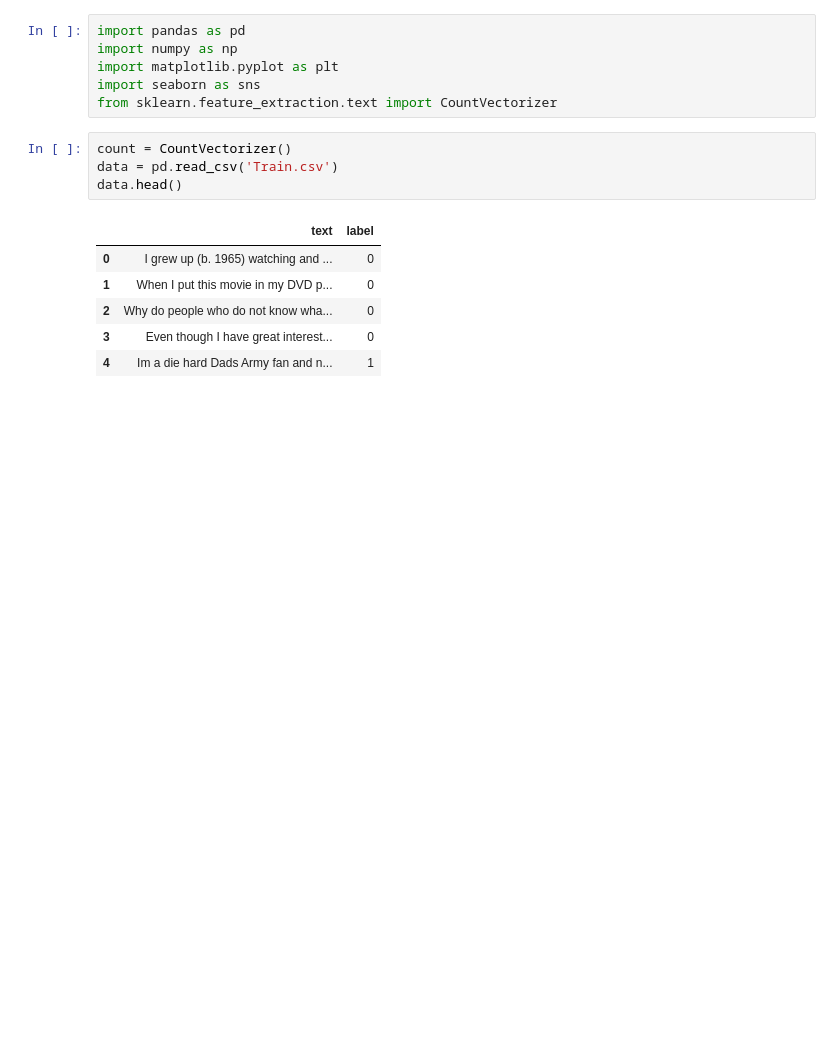
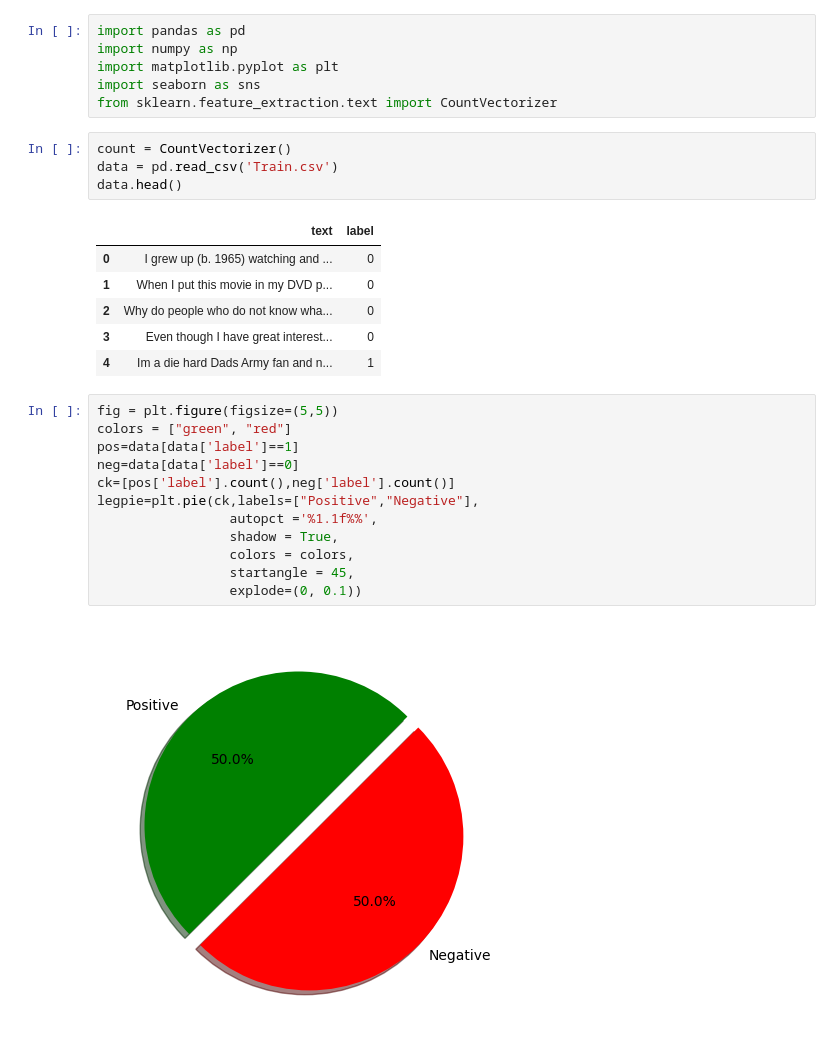
Before and after one commit to HekmatTaherinejad95/Sentiment-Analysis-Project-Sample, a Jupyter notebook: draft.ipynb, the cells around one changed output. Drawn from its saved outputs; the diff is of its cells as text; blank space fills up the shorter version.

```diff
--- a/draft.ipynb
+++ b/draft.ipynb
@@ -15,3 +15,17 @@ data.head()
 | 2 | Why do people who do not know wha... | 0 |
 | 3 | Even though I have great interest... | 0 |
 | 4 | Im a die hard Dads Army fan and n... | 1 |
+# %%
+fig = plt.figure(figsize=(5,5))
+colors = ["green", "red"]
+pos=data[data['label']==1]
+neg=data[data['label']==0]
+ck=[pos['label'].count(),neg['label'].count()]
+legpie=plt.pie(ck,labels=["Positive","Negative"],
+                 autopct ='%1.1f%%',
+                 shadow = True,
+                 colors = colors,
+                 startangle = 45,
+                 explode=(0, 0.1))
+# %% [output]
+[figure, added]
```
Also changed, not shown: parts of 3 cells of this notebook.
